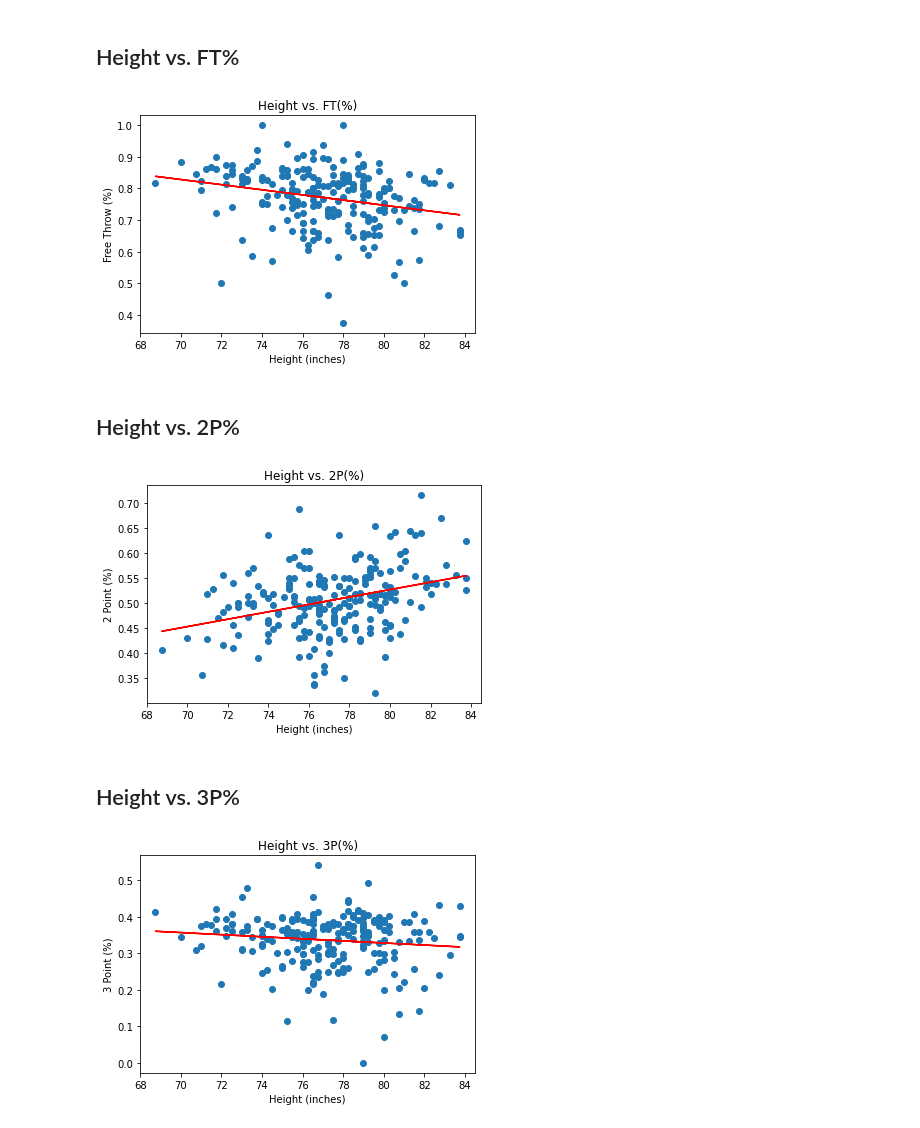
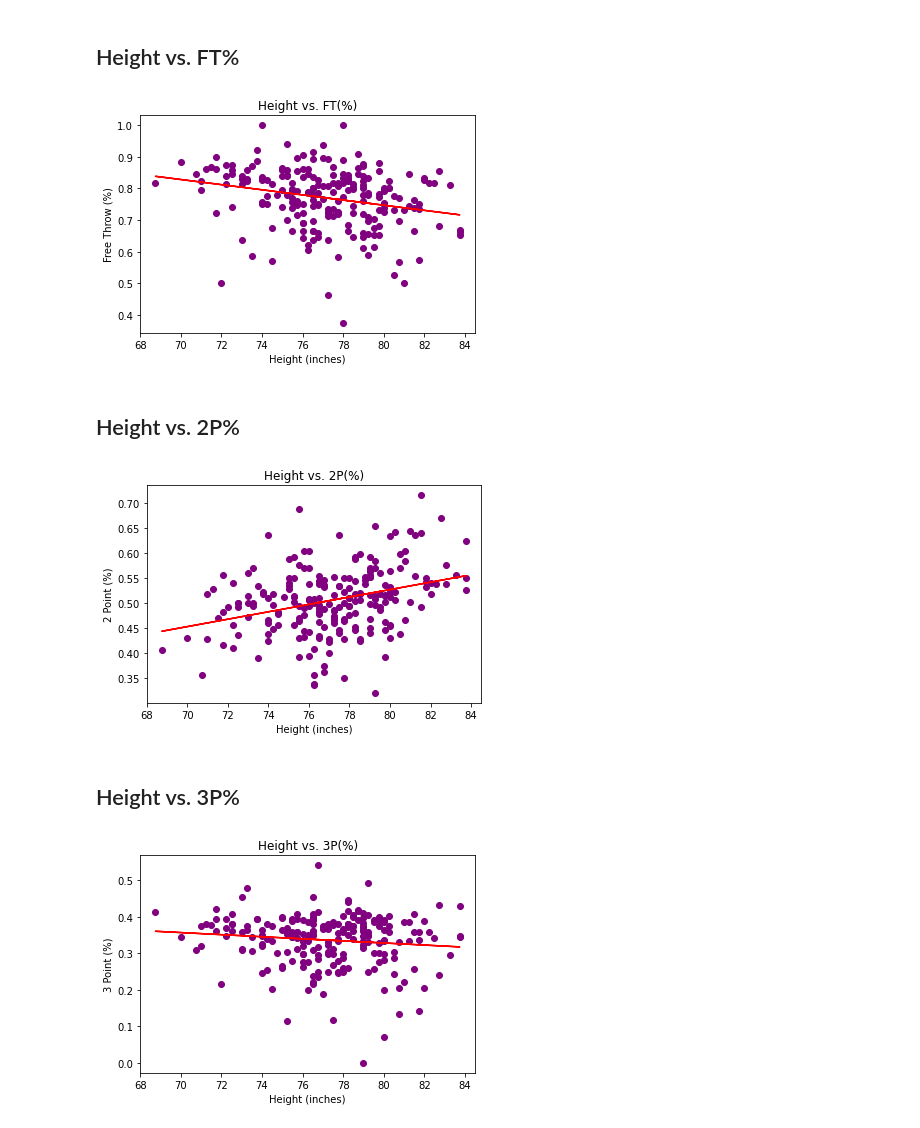
Before and after one commit to adithyav09/Group-APIs-Project, a Jupyter notebook: NBA_DATA.ipynb, the cells around one changed output. Saved outputs shown, nothing was run; the diff lists cells and outputs as text; code cells hidden in the pictures.

Commit message:
height graphs changed to color purple

```diff
--- a/NBA_DATA.ipynb
+++ b/NBA_DATA.ipynb
@@ -172,21 +172,21 @@ The correlation between both factors is -0.25
 # %%
 
 
 (correlation_coefficient) = st.pearsonr(height_wo_shoes_convert, merged_data_df['FT%'])[0]
 (slope, intercept, r_value, p_value, standard_error) = st.linregress(height_wo_shoes_convert, merged_data_df['FT%'])
 
 #Slope formula 'y=mx+b'
 y = slope * np.array(height_wo_shoes_convert) + intercept
 
-plt.scatter(x = height_wo_shoes_convert, y = merged_data_df['FT%'])
+plt.scatter(x = height_wo_shoes_convert, y = merged_data_df['FT%'], color = "purple")
 plt.xlabel('Height (inches)')
 plt.ylabel('Free Throw (%)')
 plt.title('Height vs. FT(%)')
 
 plt.plot(height_wo_shoes_convert, y, color = 'red')
 plt.show()
 # %% [output]
-[figure, old version]
+[figure, new version]
 # %% [markdown]
 ## Height vs. 2P%
 # %%
@@ -198,7 +198,7 @@ plt.show()
 #Slope formula 'y=mx+b'
 y = slope * np.array(height_wo_shoes_convert) + intercept
 
-plt.scatter(x = height_wo_shoes_convert, y = merged_data_df['2P%'])
+plt.scatter(x = height_wo_shoes_convert, y = merged_data_df['2P%'], color = "purple")
 plt.xlabel('Height (inches)')
 plt.ylabel('2 Point (%)')
 plt.title('Height vs. 2P(%)')
@@ -206,7 +206,7 @@ plt.title('Height vs. 2P(%)')
 plt.plot(height_wo_shoes_convert, y, color = 'red')
 plt.show()
 # %% [output]
-[figure, old version]
+[figure, new version]
 # %% [markdown]
 ## Height vs. 3P%
 # %%
@@ -217,7 +217,7 @@ plt.show()
 #Slope formula 'y=mx+b'
 y = slope * np.array(height_wo_shoes_convert) + intercept
 
-plt.scatter(x = height_wo_shoes_convert, y = merged_data_df['3P%'])
+plt.scatter(x = height_wo_shoes_convert, y = merged_data_df['3P%'], color = "purple")
 plt.xlabel('Height (inches)')
 plt.ylabel('3 Point (%)')
 plt.title('Height vs. 3P(%)')
@@ -225,4 +225,4 @@ plt.title('Height vs. 3P(%)')
 plt.plot(height_wo_shoes_convert, y, color = 'red')
 plt.show()
 # %% [output]
-[figure, old version]
+[figure, new version]
```
